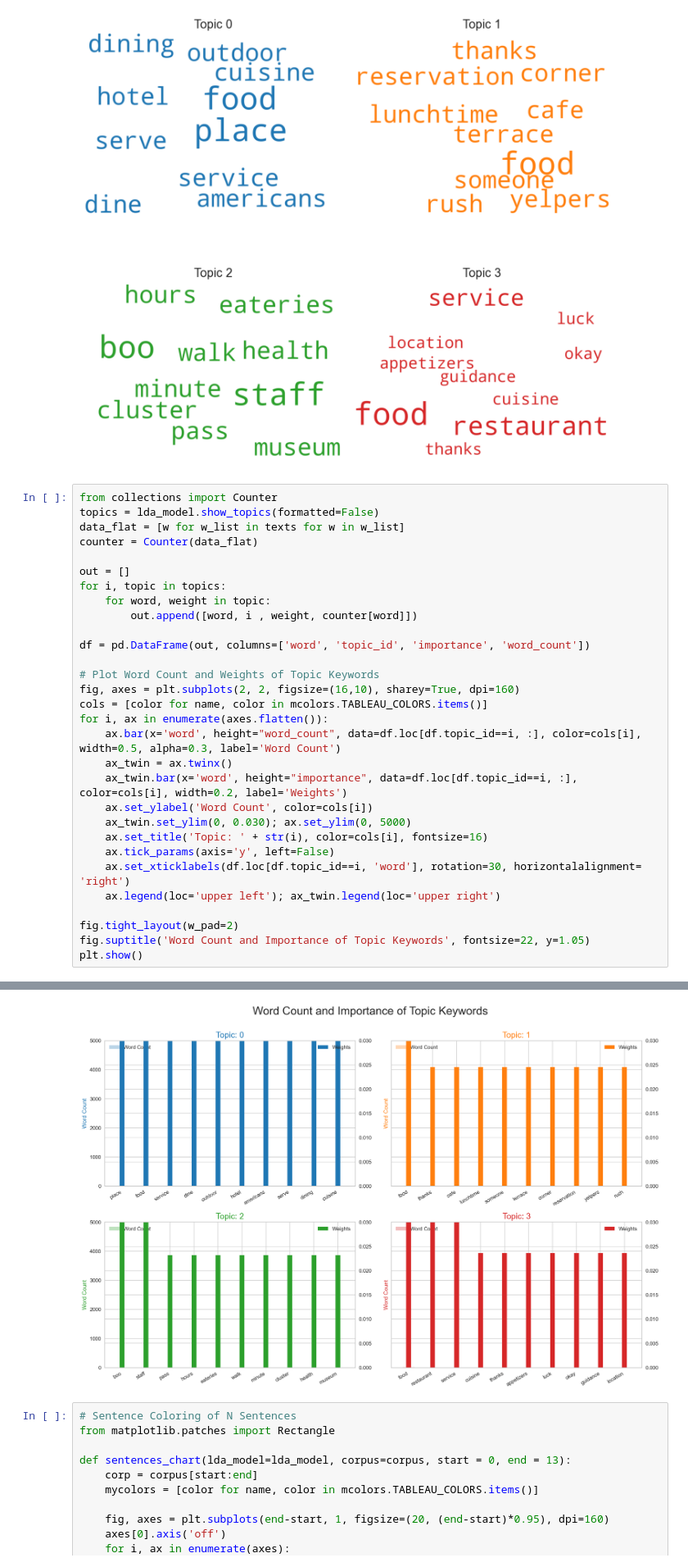
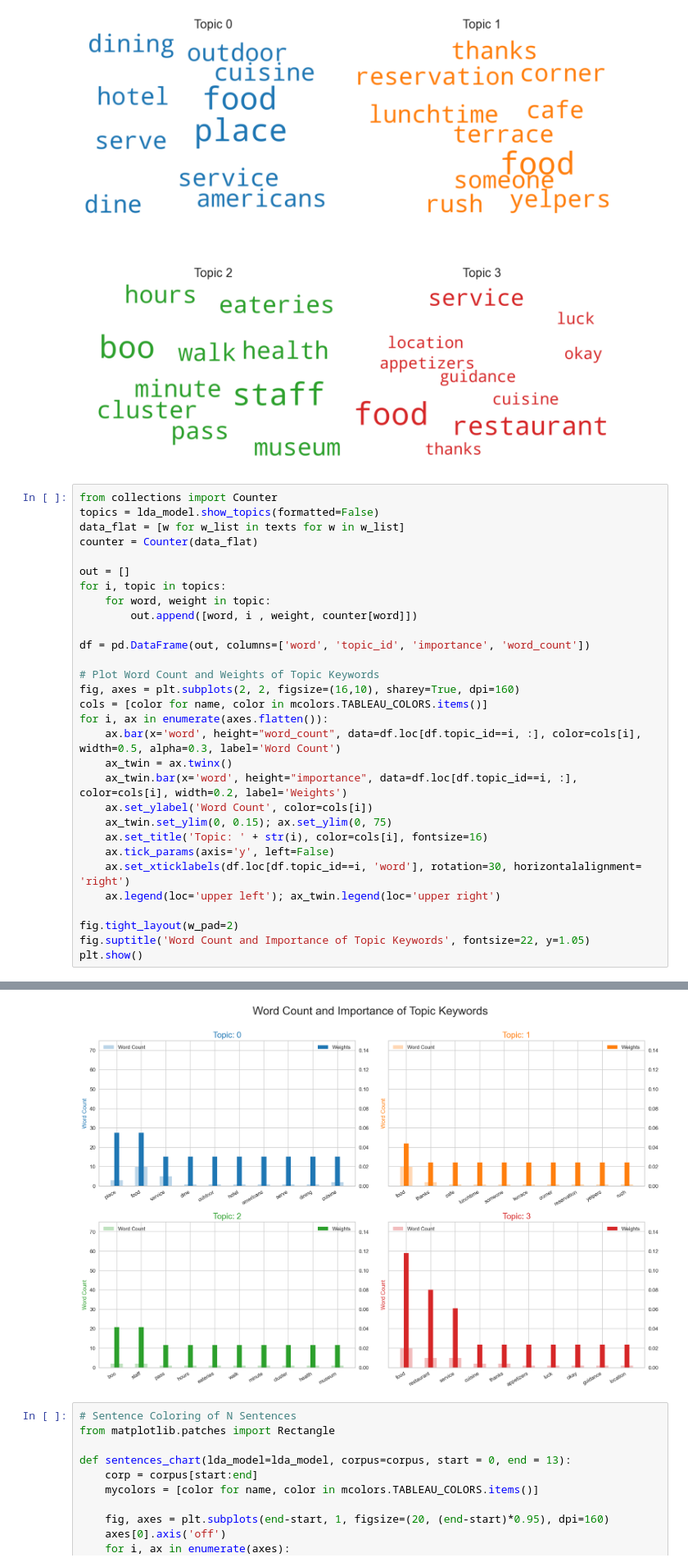
Before and after one commit to AurelieAAN/OP_Project6, a Jupyter notebook: P6_02_notebook.ipynb, the cells around one changed output, grey strips where cells are left out. Shown at 82% size. Drawn from its saved outputs; the diff is of its cells as text.

```diff
--- a/P6_02_notebook.ipynb
+++ b/P6_02_notebook.ipynb
@@ -1444,35 +1444,35 @@ for i, topic in topics:
 
 df = pd.DataFrame(out, columns=['word', 'topic_id', 'importance', 'word_count'])
 
 # Plot Word Count and Weights of Topic Keywords
 fig, axes = plt.subplots(2, 2, figsize=(16,10), sharey=True, dpi=160)
 cols = [color for name, color in mcolors.TABLEAU_COLORS.items()]
 for i, ax in enumerate(axes.flatten()):
     ax.bar(x='word', height="word_count", data=df.loc[df.topic_id==i, :], color=cols[i], width=0.5, alpha=0.3, label='Word Count')
     ax_twin = ax.twinx()
     ax_twin.bar(x='word', height="importance", data=df.loc[df.topic_id==i, :], color=cols[i], width=0.2, label='Weights')
     ax.set_ylabel('Word Count', color=cols[i])
-    ax_twin.set_ylim(0, 0.030); ax.set_ylim(0, 5000)
+    ax_twin.set_ylim(0, 0.15); ax.set_ylim(0, 75)
     ax.set_title('Topic: ' + str(i), color=cols[i], fontsize=16)
     ax.tick_params(axis='y', left=False)
     ax.set_xticklabels(df.loc[df.topic_id==i, 'word'], rotation=30, horizontalalignment= 'right')
     ax.legend(loc='upper left'); ax_twin.legend(loc='upper right')
 
 fig.tight_layout(w_pad=2)
 fig.suptitle('Word Count and Importance of Topic Keywords', fontsize=22, y=1.05)
 plt.show()
 # %% [output]
 FixedFormatter should only be used together with FixedLocator
 
 
 FixedFormatter should only be used together with FixedLocator
 
 
 FixedFormatter should only be used together with FixedLocator
 
 
 FixedFormatter should only be used together with FixedLocator
-[figure, old version]
+[figure, new version]
 # %%
 # Sentence Coloring of N Sentences
 from matplotlib.patches import Rectangle
```
